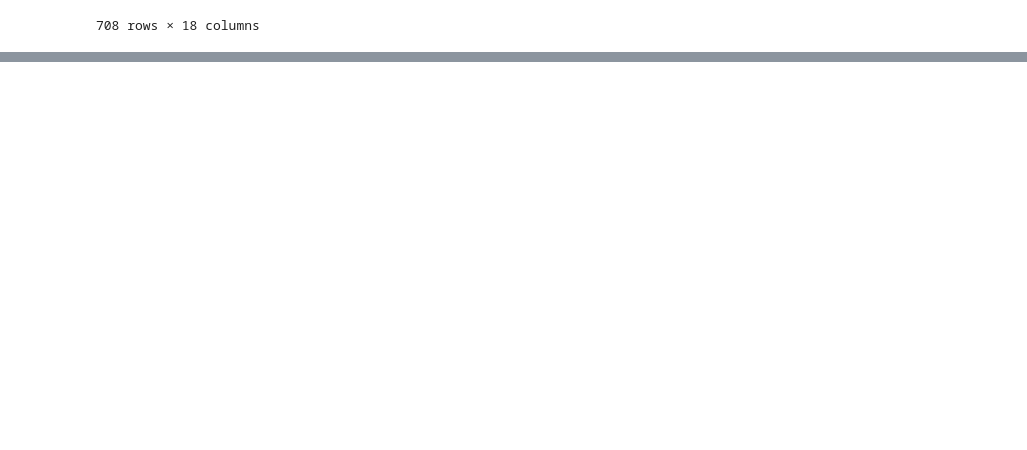
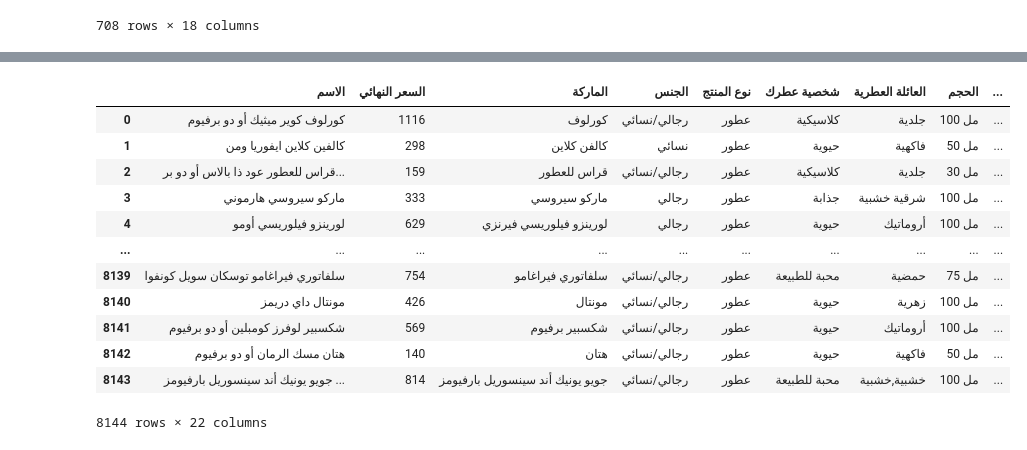
Before and after one commit to MAMDOUH-ALSHARARI/Perfume-Recommendation-System, a Jupyter notebook: GD.ipynb, the cells around one changed output, grey strips where cells are left out. Saved outputs shown, nothing was run; the diff lists cells and outputs as text; code cells hidden in the pictures; blank space fills up the shorter version.

```diff
--- a/GD.ipynb
+++ b/GD.ipynb
@@ -160,0 +285,16 @@ golden_df[golden_df["نوع المنتج"] == "عطور"]
+# %%
+golden_df
+# %% [output]
+|  | الاسم | السعر النهائي | الماركة | الجنس | نوع المنتج | شخصية عطرك | العائلة العطرية | الحجم | ... |
+| 0 | كورلوف كوير ميثيك أو دو برفيوم | 1116 | كورلوف | رجالي/نسائي | عطور | كلاسيكية | جلدية | 100 مل | ... |
+| 1 | كالفين كلاين ايفوريا ومن | 298 | كالفن كلاين | نسائي | عطور | حيوية | فاكهية | 50 مل | ... |
+| 2 | قراس للعطور عود ذا بالاس أو دو بر... | 159 | قراس للعطور | رجالي/نسائي | عطور | كلاسيكية | جلدية | 30 مل | ... |
+| 3 | ماركو سيروسي هارموني | 333 | ماركو سيروسي | رجالي | عطور | جذابة | شرقية خشبية | 100 مل | ... |
+| 4 | لورينزو فيلوريسي أومو | 629 | لورينزو فيلوريسي فيرنزي | رجالي | عطور | حيوية | أروماتيك | 100 مل | ... |
+| ... | ... | ... | ... | ... | ... | ... | ... | ... | ... |
+| 8139 | سلفاتوري فيراغامو توسكان سويل كونفوا | 754 | سلفاتوري فيراغامو | رجالي/نسائي | عطور | محبة للطبيعة | حمضية | 75 مل | ... |
+| 8140 | مونتال داي دريمز | 426 | مونتال | رجالي/نسائي | عطور | حيوية | زهرية | 100 مل | ... |
+| 8141 | شكسبير لوفرز كومبلين أو دو برفيوم | 569 | شكسبير برفيوم | رجالي/نسائي | عطور | حيوية | أروماتيك | 100 مل | ... |
+| 8142 | هتان مسك الرمان أو دو برفيوم | 140 | هتان | رجالي/نسائي | عطور | حيوية | فاكهية | 50 مل | ... |
+| 8143 | جويو يونيك أند سينسوريل بارفيومز ... | 814 | جويو يونيك أند سينسوريل بارفيومز | رجالي/نسائي | عطور | محبة للطبيعة | خشبية,خشبية | 100 مل | ... |
+8144 rows × 22 columns
```
Also changed, not shown: parts of 3 cells of this notebook, 2 other files.
